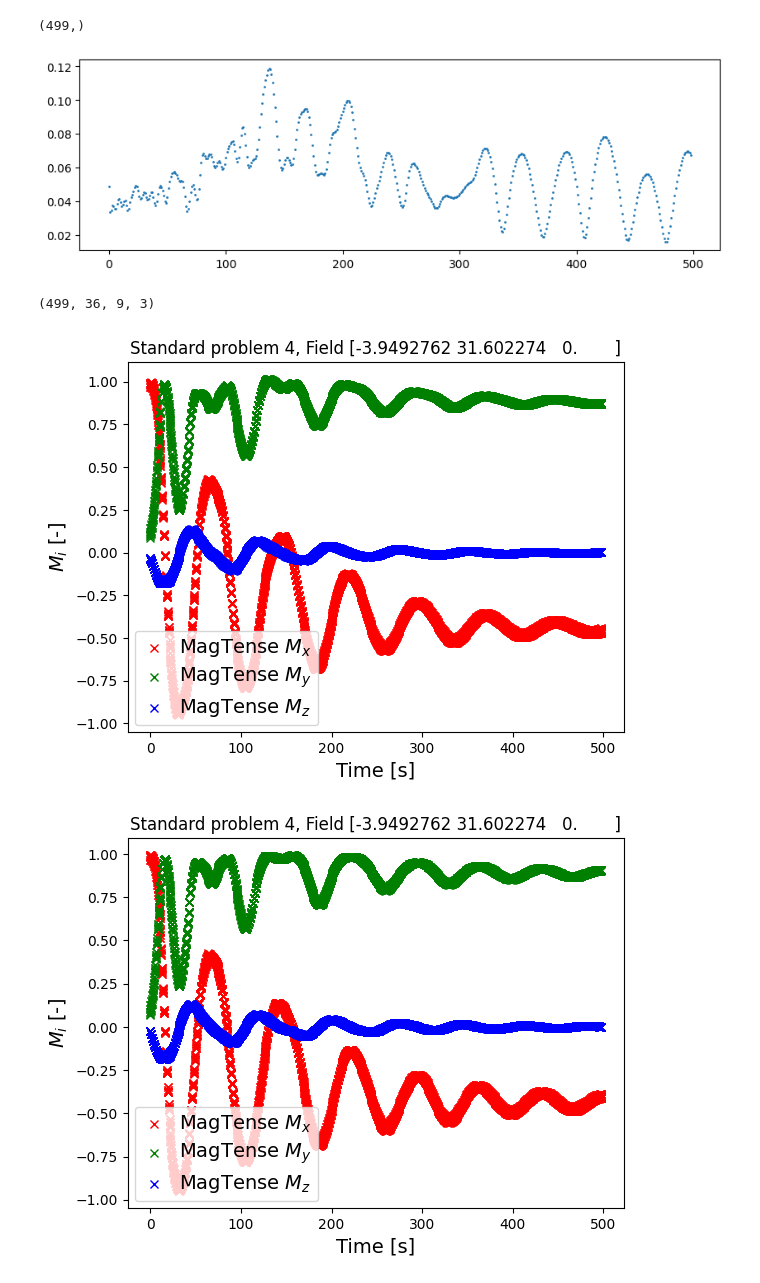
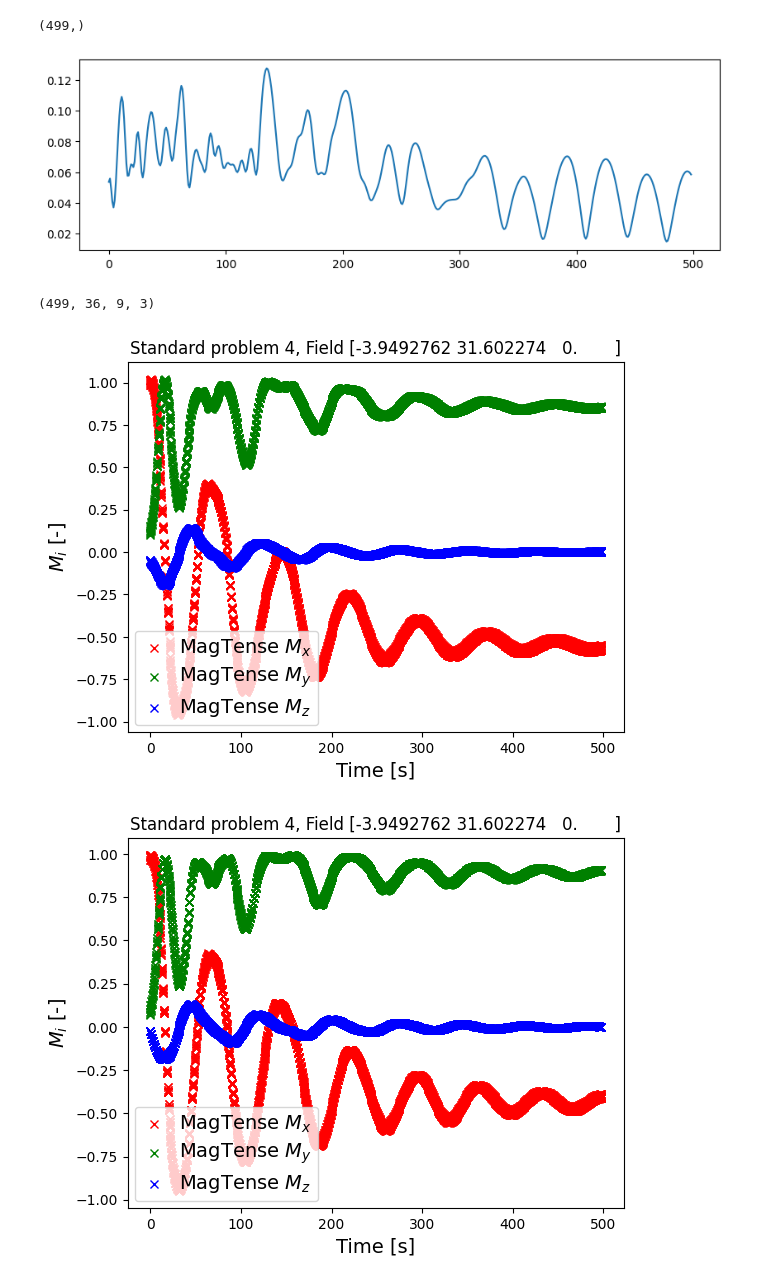
Before and after one commit to cmt-dtu-energy/koopman-magnetics, a Jupyter notebook: nbs/ROM.ipynb, the cells around one changed output. Cells and saved outputs as stored; diff of their text form; code cells hidden in the pictures.

```diff
--- a/nbs/ROM.ipynb
+++ b/nbs/ROM.ipynb
@@ -184,22 +188,39 @@ class DeepKoopman(nn.Module):
         self.encoder = Encoder(dim_list, act_fn)
         self.decoder = Decoder(dim_list, act_fn)
 
+        self.B = nn.Parameter(torch.empty(3, dim_list[-1])) # shape (n_magnetization, d)
+        nn.init.xavier_uniform_(self.B, gain=0.01)
+
     def compute_linear_operator(self, Xtilde, Ytilde) -> torch.Tensor:
         #with torch.no_grad():
         self.A = torch.linalg.pinv(Xtilde) @ Ytilde
         return self.A
 
-    def forward(self, X, Y) -> tuple[torch.Tensor, torch.Tensor]:
+    def forward(self, X, Y, U=None) -> tuple[torch.Tensor, torch.Tensor]:
+        '''
+        params:
+        X: input data (n x m)
+        Y: target data (n x m)
+        U: external effect (n x 3)
+        '''
         T = X.shape[0]
         T_half = T // 2
         Xtilde = self.encoder(X)    # encode X: (n x m)  -> Xtilde: (n x d)
         Ytilde = self.encoder(Y)    # encode Y: (n x m)  -> Ytilde: (n x d)
 
-        A = self.compute_linear_operator(Xtilde[:T_half,:], Ytilde[:T_half,:])  # compute linear operator
+        ext_effect = U[:T_half, :] @ self.B if U is not None else 0 # shape (n//2 x d)
+
+        # compute linear operator according to
+        # A = (Ytilde - B @ U) @ Xtilde^+
+        A = self.compute_linear_operator(
+            Xtilde[:T_half,:], Ytilde[:T_half,:] - ext_effect
+            )
 
         Ytilde_pred_list = [Xtilde[0] @ A]
         for t in range(1, T):
             next_pred = Ytilde_pred_list[t-1] @ A
+            if U is not None:
+                next_pred += U[t,:] @ self.B
             Ytilde_pred_list.append(next_pred)
 
         Ytilde_pred = torch.stack(Ytilde_pred_list, dim=0)
@@ -210,7 +231,7 @@ class DeepKoopman(nn.Module):
         return Xhat, Yhat
 
 
-    def predict(self, X, T) -> torch.Tensor:
+    def predict(self, X, T, U=None) -> torch.Tensor:
         if len(X.shape) == 1:
             X = X.unsqueeze(0)  # make it (1, input_dim)
 
@@ -218,8 +239,12 @@ class DeepKoopman(nn.Module):
             Xtilde0 = self.encoder(X)    # encode X: (n x m)  -> Xtilde: (n x d)
             Ytilde_pred = torch.zeros((T, Xtilde0.shape[1])).to(Xtilde0.device)
             Ytilde_pred[0] = Xtilde0 @ self.A
+            if U is not None:
+                Ytilde_pred[0] += U[0,:] @ self.B
             for t in range(1, T):
                 Ytilde_pred[t] = Ytilde_pred[t-1] @ self.A
+                if U is not None:
+                    Ytilde_pred[t] += U[t,:] @ self.B
 
             Yhat = self.decoder(Ytilde_pred)
         return Yhat
@@ -232,4 +257,7 @@ device = torch.device("cuda" if torch.cuda.is_available() else "cpu")
 Xtrain = torch.tensor(X1.T, dtype=torch.float32).to(device)
 Ytrain = torch.tensor(X2.T, dtype=torch.float32).to(device)
 
+U = torch.stack([torch.tensor(db["field"][0], dtype=torch.float32)
+                 for i in range(Xtrain.shape[0])]).to(device)
+
 koopman = DeepKoopman(dim_list=dim_list, act_fn=act_fn).to(device)
@@ -242,13 +270,14 @@ optimizer = optim.Adam(koopman.parameters(), lr=1e-3)
 criterion = nn.MSELoss()
 
 epochs = 1000
+print_every = 100
 
 losses = np.zeros(epochs)
 for epoch in range(epochs):
     koopman.train()
     optimizer.zero_grad()
 
-    Xhat, Yhat = koopman(Xtrain, Ytrain)
+    Xhat, Yhat = koopman(Xtrain, Ytrain, U=U)
 
     loss = criterion(Xhat, Xtrain) + criterion(Yhat, Ytrain)
 
@@ -257,6 +286,6 @@ for epoch in range(epochs):
     loss.backward()
     optimizer.step()
 
-    if epoch % 50 == 49:
+    if epoch % print_every == print_every - 1:
         print(f"Epoch {epoch+1}, Loss: {loss.item()}")
 # %% [output]
@@ -283,5 +302,6 @@ Epoch 1000, Loss: 0.0015847362810745835
 # %%
-Yhat = koopman.predict(Xtrain[0,:], 499).cpu().detach().numpy()
+koopman.eval()
+Yhat = koopman.predict(Xtrain[0,:], 499, U=U).cpu().detach().numpy()
 
 error = np.linalg.norm(Yhat - X2.T, axis=1) / np.linalg.norm(X2.T, axis=1)
 error.shape
@@ -289,10 +309,11 @@ error.shape
 (499,)
 # %%
 fig, ax = plt.subplots(figsize=(10, 3))
-ax.scatter(np.arange(len(error)), error, s=1)
+ax.plot(error)
+#ax.scatter(np.arange(len(error)), error, s=5, c="r")
 plt.show()
 # %% [output]
-[figure, old version]
+[figure, new version]
 # %%
 Y_reshape = Yhat.reshape((Yhat.shape[0], *data_dim))
 Y_reshape.shape
@@ -305,7 +326,7 @@ plot_dynamics(
     field=db["field"][field_idx],
 )
 # %% [output]
-[figure, old version]
+[figure, new version]
 # %%
 field_idx = 0
 
```
Also changed, not shown: parts of 9 cells of this notebook, 1 other file.
